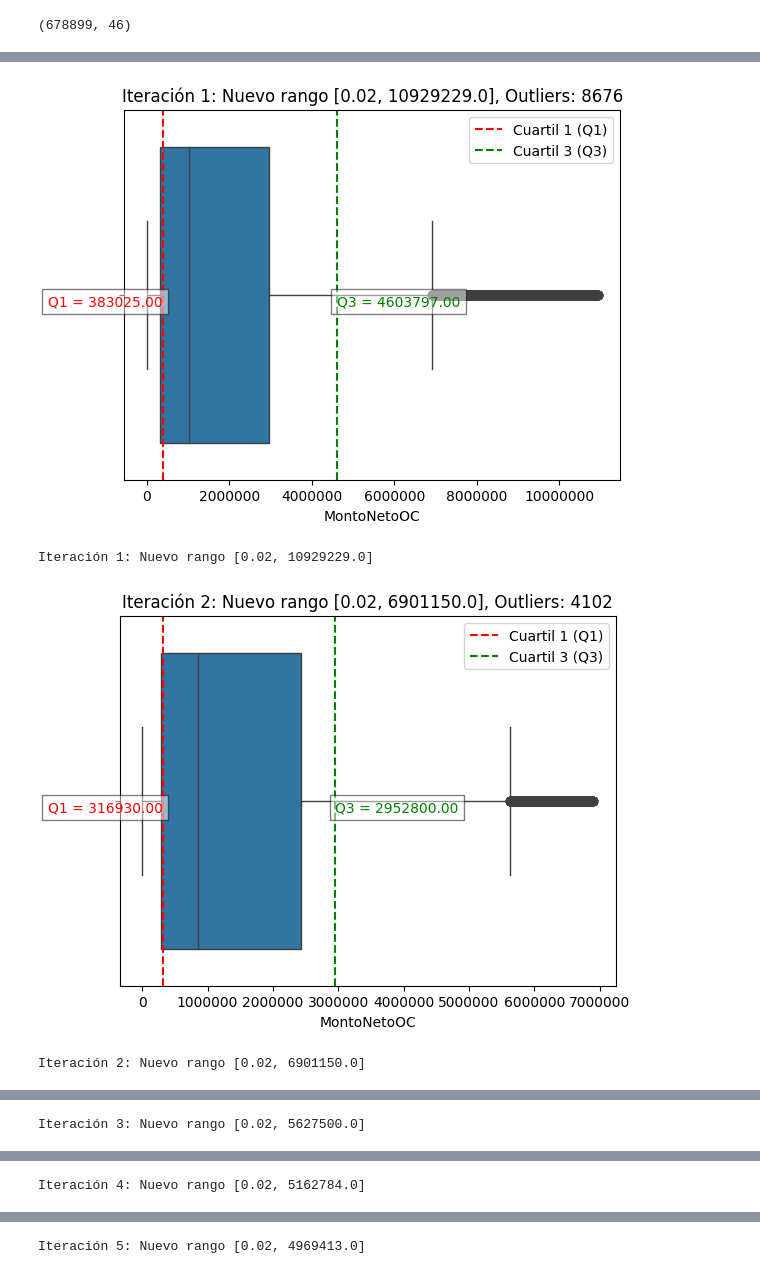
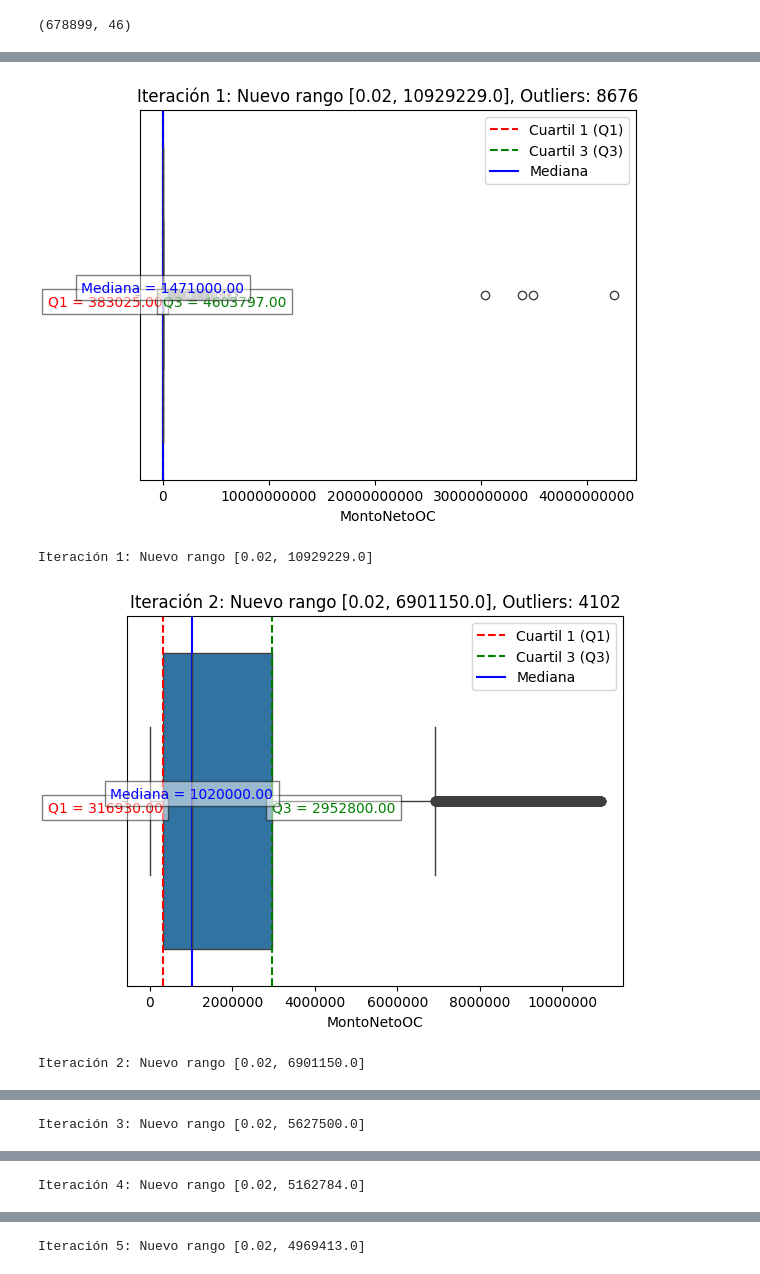
Before and after one commit to DavidNeira/InteligenciaNegocios, a Jupyter notebook: full_EDA.ipynb, the cells around one changed output, grey strips where cells are left out. Drawn from its saved outputs; the diff is of its cells as text; code cells hidden in the pictures.

Commit message:
arreglado boxplot, añadido tabla de cualitativos

```diff
--- a/full_EDA.ipynb
+++ b/full_EDA.ipynb
@@ -151,13 +114,14 @@ Cantidad de filas con 'montototalneto' menor que 1000: 15620
 # %%
-import pandas as pd
-import seaborn as sns
-import matplotlib.pyplot as plt
+def remover_outliers_y_graficar(df, iteracion):
+    # Graficar el boxplot antes de remover outliers
+    plt.figure()
+    sns.boxplot(x='MontoNetoOC', data=df)
+    plt.ticklabel_format(style='plain', axis='x')
 
-# Función para remover outliers basados en el método IQR y graficar el boxplot
-def remover_outliers_y_graficar(df, iteracion):
-    # Calcule el primer y tercer cuartil
+    # Calcule el primer y tercer cuartil y la mediana después de remover outliers
     Q1 = df['MontoNetoOC'].quantile(0.25)
     Q3 = df['MontoNetoOC'].quantile(0.75)
+    median = df['MontoNetoOC'].median()
 
     # Calcule el rango intercuartílico (IQR)
     IQR = Q3 - Q1
@@ -170,47 +134,46 @@ def remover_outliers_y_graficar(df, iteracion):
     outliers = df[(df['MontoNetoOC'] < limite_inferior) | (df['MontoNetoOC'] > limite_superior)]
     df_limpiado = df.drop(outliers.index)
 
-    # Graficar el boxplot después de la iteración
-    plt.figure()
-    sns.boxplot(x='MontoNetoOC', data=df_limpiado)
-    plt.ticklabel_format(style='plain', axis='x')
+    # Obtener las posiciones de los cuartiles y la mediana en el eje x del boxplot
+    cuartiles = df['MontoNetoOC'].quantile([0.25, 0.75]).values
+    median_pos = df['MontoNetoOC'].median()
 
+    # Agrega líneas verticales para los cuartiles y la mediana
+    plt.axvline(cuartiles[0], color='r', linestyle='--', label='Cuartil 1 (Q1)')
+    plt.axvline(cuartiles[1], color='g', linestyle='--', label='Cuartil 3 (Q3)')
+    plt.axvline(median_pos, color='b', linestyle='-', label='Mediana')
 
-    # Agrega líneas verticales para los cuartiles
-    plt.axvline(Q1, color='r', linestyle='--', label='Cuartil 1 (Q1)')
-    plt.axvline(Q3, color='g', linestyle='--', label='Cuartil 3 (Q3)')
-
-    # Muestra los valores de los cuartiles en el gráfico
-# Muestra los valores de los cuartiles en el gráfico
-    plt.text(Q1, 0, f'Q1 = {Q1:.2f}', rotation=0, va='top', ha='right', color='r', bbox=dict(facecolor='white', alpha=0.5))
-    plt.text(Q3, 0, f'Q3 = {Q3:.2f}', rotation=0, va='top', ha='left', color='g', bbox=dict(facecolor='white', alpha=0.5))
-
+    # Muestra los valores de los cuartiles y la mediana en el gráfico
+    plt.text(cuartiles[0], 0, f'Q1 = {Q1:.2f}', rotation=0, va='top', ha='right', color='r', bbox=dict(facecolor='white', alpha=0.5))
+    plt.text(cuartiles[1], 0, f'Q3 = {Q3:.2f}', rotation=0, va='top', ha='left', color='g', bbox=dict(facecolor='white', alpha=0.5))
+    plt.text(median_pos, 0, f'Mediana = {median:.2f}', rotation=0, va='bottom', ha='center', color='b', bbox=dict(facecolor='white', alpha=0.5))
 
     # Muestra los cuartiles en la leyenda
     plt.legend()
 
     # Muestra información sobre la iteración y los outliers
     plt.title(f"Iteración {iteracion}: Nuevo rango [{df_limpiado['MontoNetoOC'].min()}, {df_limpiado['MontoNetoOC'].max()}], Outliers: {len(outliers)}")
     plt.show()
 
     return df_limpiado, outliers, df_limpiado
+
 
 # Cargar el DataFrame
 df = pd.read_csv("./dataset/licitacion.csv", sep=';', encoding='latin1', decimal=',')
 
 # Iterar hasta que no haya más outliers
 iteracion = 1
 while True:
     df, outliers, df_actualizado = remover_outliers_y_graficar(df, iteracion)
     nuevo_rango_min = df_actualizado['MontoNetoOC'].min()
     nuevo_rango_max = df_actualizado['MontoNetoOC'].max()
     print(f"Iteración {iteracion}: Nuevo rango [{nuevo_rango_min}, {nuevo_rango_max}]")
     if outliers.empty:
         print("No se encontraron outliers en esta iteración.")
         break
     iteracion += 1
 # %% [output]
-[figure, old version]
+[figure, new version]
 Iteración 1: Nuevo rango [0.02, 10929229.0]
-[figure, old version]
+[figure, new version]
 Iteración 2: Nuevo rango [0.02, 6901150.0]
```
Also changed, not shown: parts of 14 cells of this notebook.
